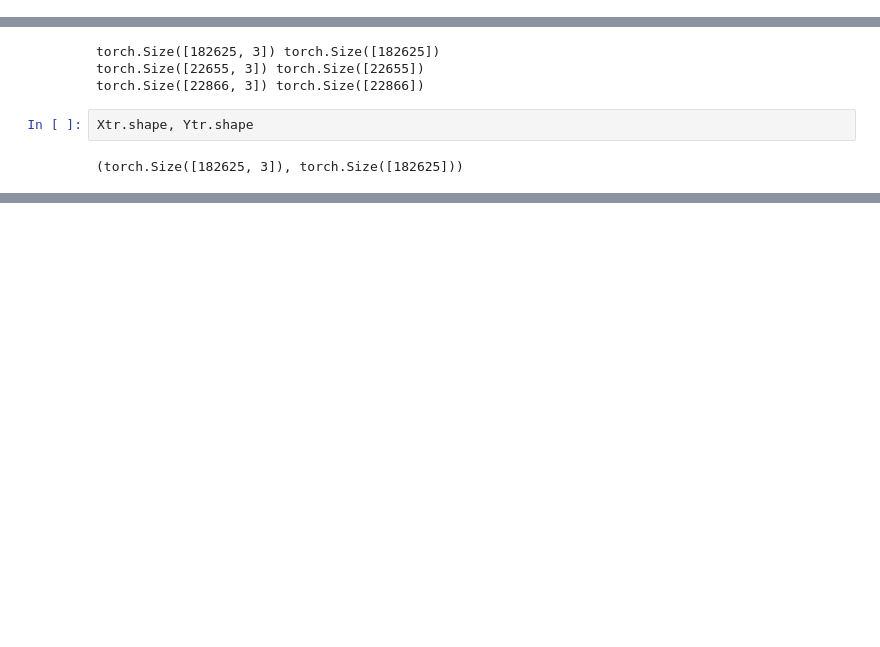
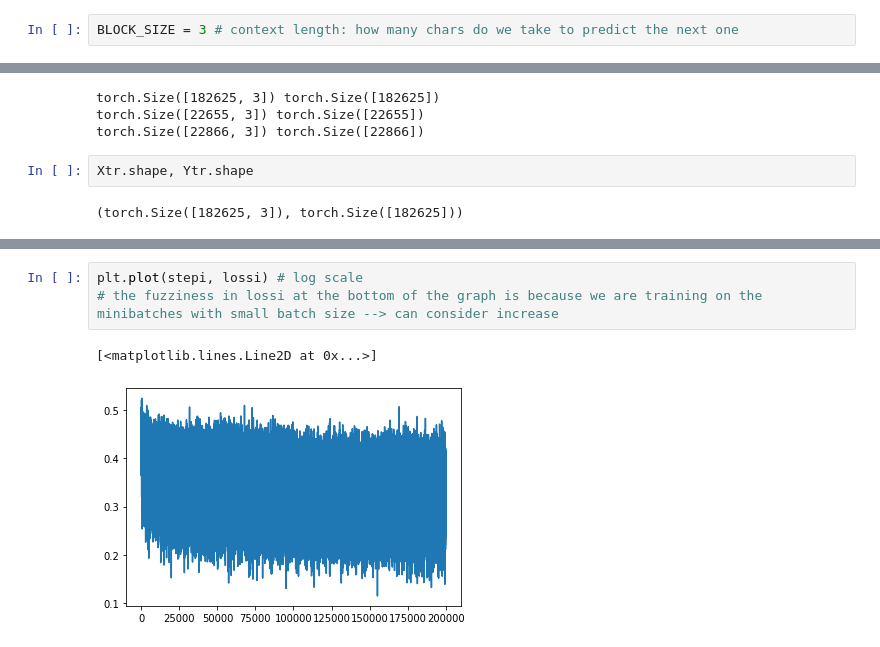
Before and after one commit to tungika91/makemore, a Jupyter notebook: makemore_MLP.ipynb, the cells around one changed output, grey strips where cells are left out. Drawn from its saved outputs; the diff is of its cells as text; blank space fills up the shorter version.

```diff
--- a/makemore_MLP.ipynb
+++ b/makemore_MLP.ipynb
@@ -277,6 +285,8 @@ print(loss.item())
 0.25524842739105225
 # %% [markdown]
 ## Full codes
+# %%
+BLOCK_SIZE = 3 # context length: how many chars do we take to predict the next one
 # %%
 # function to build data set with train/dev/test splits
 def build_dataset(words):
@@ -362,2 +479,8 @@ print(loss.item())
+# %%
+plt.plot(stepi, lossi) # log scale
+# the fuzziness in lossi at the bottom of the graph is because we are training on the minibatches with small batch size --> can consider increase
+# %% [output]
+[<matplotlib.lines.Line2D at 0x...>]
+[figure, added]
 # %%
 # plt.plot(lre, losses) # best learning rate is at the minimum i.e., lr = 10**(-1) = 0.1
```
Also changed, not shown: parts of 52 cells of this notebook, 1 other file.
